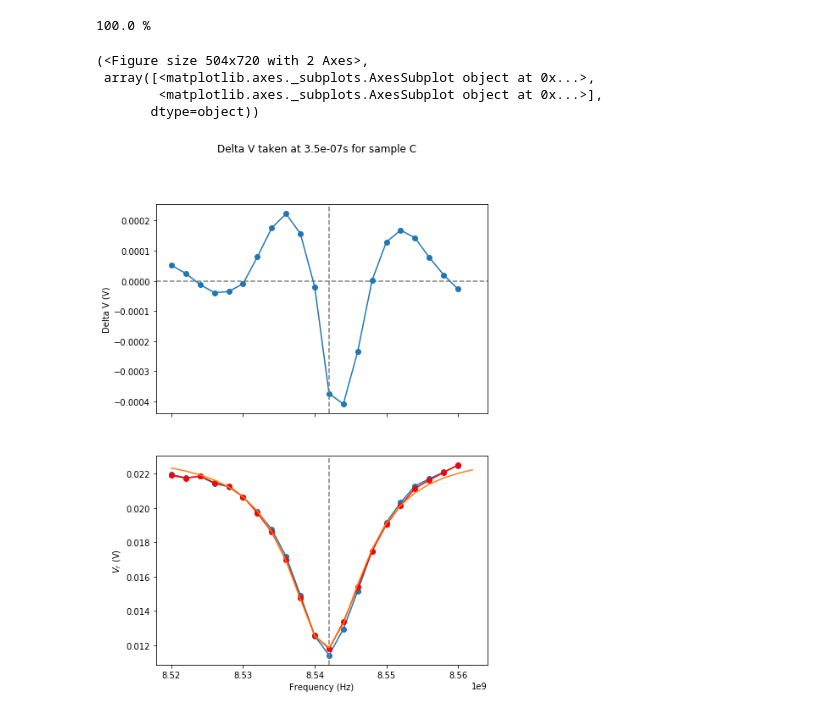
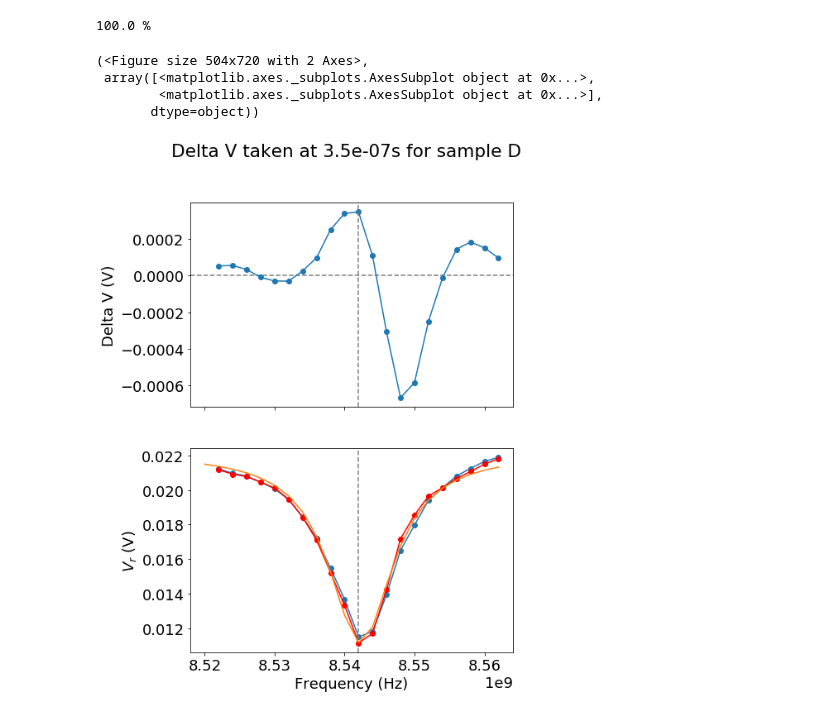
Before and after one commit to aspitarl/TRMC, a Jupyter notebook: FreqFluence.ipynb, the cells around one changed output. Saved outputs shown, nothing was run; the diff lists cells and outputs as text; code cells hidden in the pictures.

```diff
--- a/FreqFluence.ipynb
+++ b/FreqFluence.ipynb
@@ -44,15 +44,16 @@ def loadsweep(fp,defaultV = 0.025):
         s = df['Reflectivity']*defaultV
     return s
 # %%
-basedir = '/home/lee/OneDrive/Data/TRMC/Refined/freqdep/'
-
+# basedir = '/home/lee/OneDrive/Data/TRMC/Refined/freqdep/'
+basedir = 'C:\\Users\\aspit\\OneDrive\\Data\\TRMC\\Refined\\Freqdep\\'
 fps = {
 #     'KCs' :  basedir + 'KCs/',
 #     'PC' :  basedir + 'PC/',
 #     'SP' :  basedir + 'SP/',
-    'C' : basedir + 'Bi_C_2/',
+
     'A' : basedir + 'Bi_A_2/',
     'D' : basedir + 'Bi_D_2/',
+    'C' : basedir + 'Bi_C_2/'
 
 }
 
@@ -205,7 +206,7 @@ if fittype == 'lor':
     Rinf = 0.02125
     f0 = 8.54e9
     p0 =[f0,1e7,0.01, Rinf]
-    p_labels = ['f0','Q','R','Rinf']
+    p_labels = ['f0','w','R','Rinf']
     epsilon = 0.00001
 #     bounds = ([0,0,0, Rinf - epsilon],[np.inf,np.inf,np.inf, Rinf + epsilon])
     bounds = ([0,0,0, 0],[np.inf,np.inf,np.inf, np.inf])
@@ -307,6 +308,6 @@ fig.autofmt_xdate()
 # %%
 time1 = 250e-9
-time2 = 500e-9
+time2 = 1000e-9
 step = 20
 
 times = da_dv.indexes['time']
@@ -342,7 +343,7 @@ for samp in vss.indexes['sample']:
             freqs = vs2.indexes['freq'][vs_sl]
             fits.loc[samp,:,flu,time] = vs_fit(freqs).values
             ds_p_r['f0'].loc[samp,flu,time] = vs_p[0]
-            ds_p_r['Q'].loc[samp,flu,time] = vs_p[1]
+            ds_p_r['w'].loc[samp,flu,time] = vs_p[1]
             ds_p_r['R'].loc[samp,flu,time] = vs_p[2]
             ds_p_r['Rinf'].loc[samp,flu,time] = vs_p[3]
 
@@ -355,18 +356,18 @@ ds = xr.merge(das)
 # %% [output]
 100.0 %
 # %%
-samp = 'C'
+samp = 'D'
 
 dst = ds.sel(sample = samp).dropna('fluence','all').isel(fluence = -1)
 v0 = v0s_i.sel(sample = samp)
 
 plot.vsplotxr(350, dst['dvs'], vss= dst['vss'], fits = dst['fits'], v0 = v0, v0_fit = None)
 # %% [output]
 (<Figure size 504x720 with 2 Axes>,
  array([<matplotlib.axes._subplots.AxesSubplot object at 0x...>,
         <matplotlib.axes._subplots.AxesSubplot object at 0x...>],
        dtype=object))
-[figure, old version]
+[figure, new version]
 # %%
 # First set up the figure, the axis, and the plot element we want to animate
 
```
Also changed, not shown: parts of 10 cells of this notebook.
